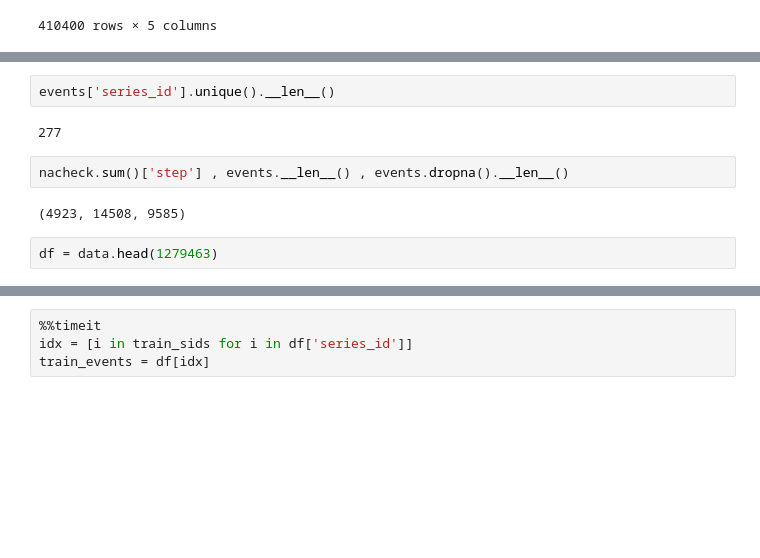
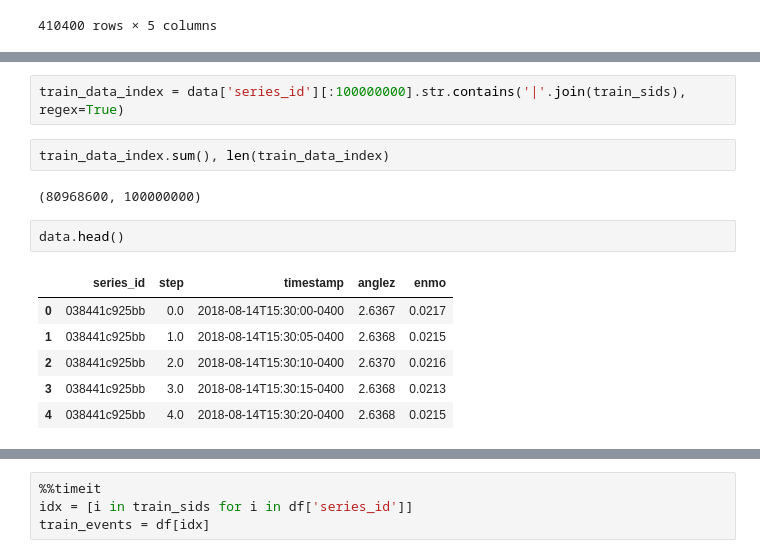
Before and after one commit to RK22000/ML-Maniacs, a Jupyter notebook: EAD.ipynb, the cells around one changed output, grey strips where cells are left out. Drawn from its saved outputs; the diff is of its cells as text; blank space fills up the shorter version.

```diff
--- a/EAD.ipynb
+++ b/EAD.ipynb
@@ -76,10 +59,15 @@ nonas.__len__()
-# %%
-events['series_id'].unique().__len__()
-# %% [output]
-277
-# %%
-nacheck.sum()['step'] , events.__len__() , events.dropna().__len__()
-# %% [output]
-(4923, 14508, 9585)
-# %%
-df = data.head(1279463)
+# %%
+train_data_index = data['series_id'][:100000000].str.contains('|'.join(train_sids), regex=True)
+# %%
+train_data_index.sum(), len(train_data_index)
+# %% [output]
+(80968600, 100000000)
+# %%
+data.head()
+# %% [output]
+|  | series_id | step | timestamp | anglez | enmo |
+| 0 | 038441c925bb | 0.0 | 2018-08-14T15:30:00-0400 | 2.6367 | 0.0217 |
+| 1 | 038441c925bb | 1.0 | 2018-08-14T15:30:05-0400 | 2.6368 | 0.0215 |
+| 2 | 038441c925bb | 2.0 | 2018-08-14T15:30:10-0400 | 2.6370 | 0.0216 |
+| 3 | 038441c925bb | 3.0 | 2018-08-14T15:30:15-0400 | 2.6368 | 0.0213 |
+| 4 | 038441c925bb | 4.0 | 2018-08-14T15:30:20-0400 | 2.6368 | 0.0215 |
```
Also changed, not shown: parts of 14 cells of this notebook, 6 other files.
